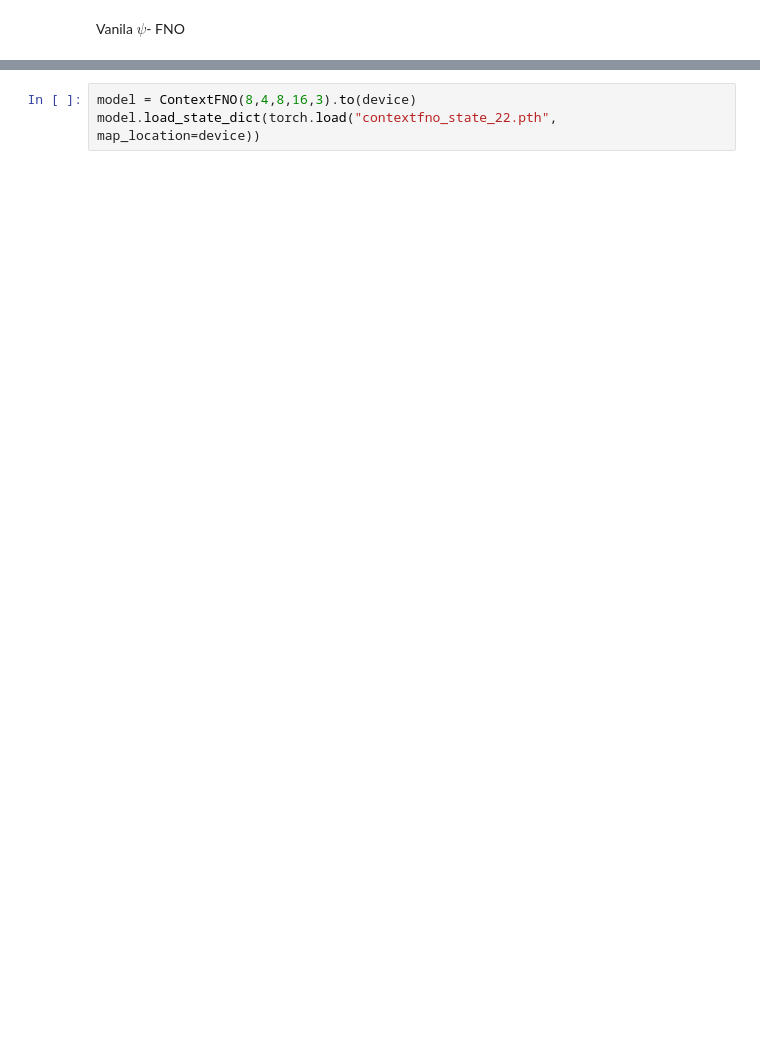
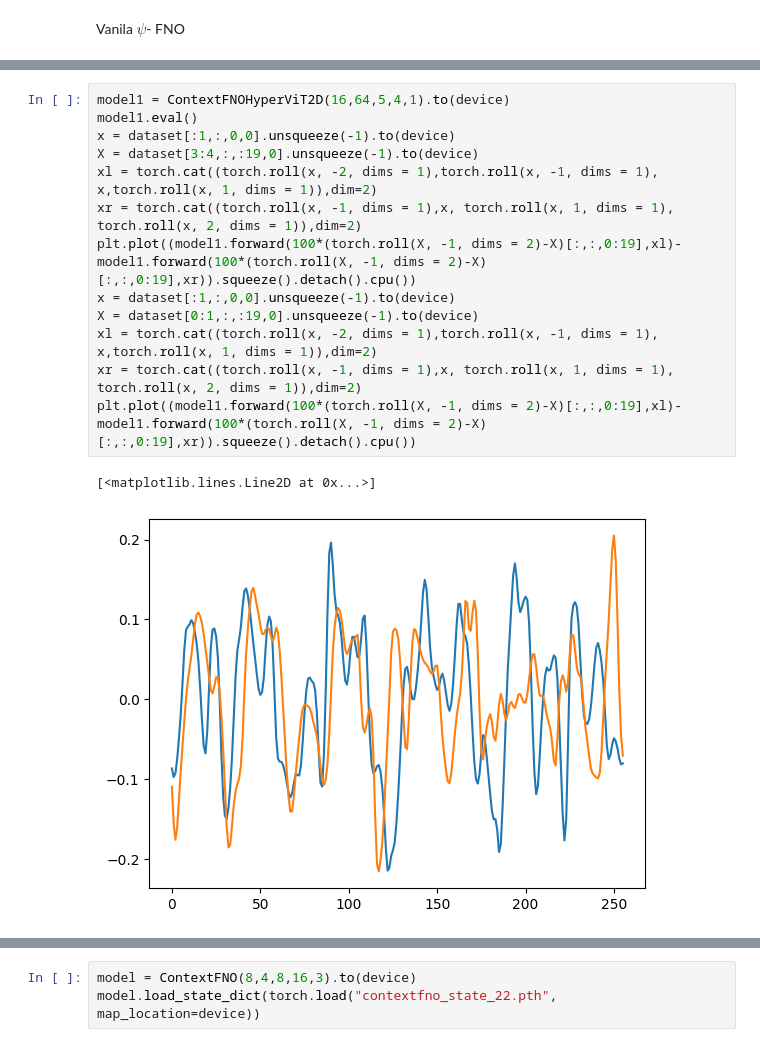
Before and after one commit to xx257xx/CONTEXT_FLUX_NO, a Jupyter notebook: ICONFLUXNO-attention.ipynb, the cells around one changed output, grey strips where cells are left out. Saved outputs shown, nothing was run; the diff lists cells and outputs as text; blank space fills up the shorter version.

```diff
--- a/ICONFLUXNO-attention.ipynb
+++ b/ICONFLUXNO-attention.ipynb
@@ -658,0 +587,16 @@ plt.plot((model.forward(X,xl)).squeeze().detach().cpu())
+# %%
+model1 = ContextFNOHyperViT2D(16,64,5,4,1).to(device)
+model1.eval()
+x = dataset[:1,:,0,0].unsqueeze(-1).to(device)
+X = dataset[3:4,:,:19,0].unsqueeze(-1).to(device)
+xl = torch.cat((torch.roll(x, -2, dims = 1),torch.roll(x, -1, dims = 1), x,torch.roll(x, 1, dims = 1)),dim=2)
+xr = torch.cat((torch.roll(x, -1, dims = 1),x, torch.roll(x, 1, dims = 1), torch.roll(x, 2, dims = 1)),dim=2)
+plt.plot((model1.forward(100*(torch.roll(X, -1, dims = 2)-X)[:,:,0:19],xl)-model1.forward(100*(torch.roll(X, -1, dims = 2)-X)[:,:,0:19],xr)).squeeze().detach().cpu())
+x = dataset[:1,:,0,0].unsqueeze(-1).to(device)
+X = dataset[0:1,:,:19,0].unsqueeze(-1).to(device)
+xl = torch.cat((torch.roll(x, -2, dims = 1),torch.roll(x, -1, dims = 1), x,torch.roll(x, 1, dims = 1)),dim=2)
+xr = torch.cat((torch.roll(x, -1, dims = 1),x, torch.roll(x, 1, dims = 1), torch.roll(x, 2, dims = 1)),dim=2)
+plt.plot((model1.forward(100*(torch.roll(X, -1, dims = 2)-X)[:,:,0:19],xl)-model1.forward(100*(torch.roll(X, -1, dims = 2)-X)[:,:,0:19],xr)).squeeze().detach().cpu())
+# %% [output]
+[<matplotlib.lines.Line2D at 0x...>]
+[figure, added]
```
Also changed, not shown: parts of 22 cells of this notebook.
